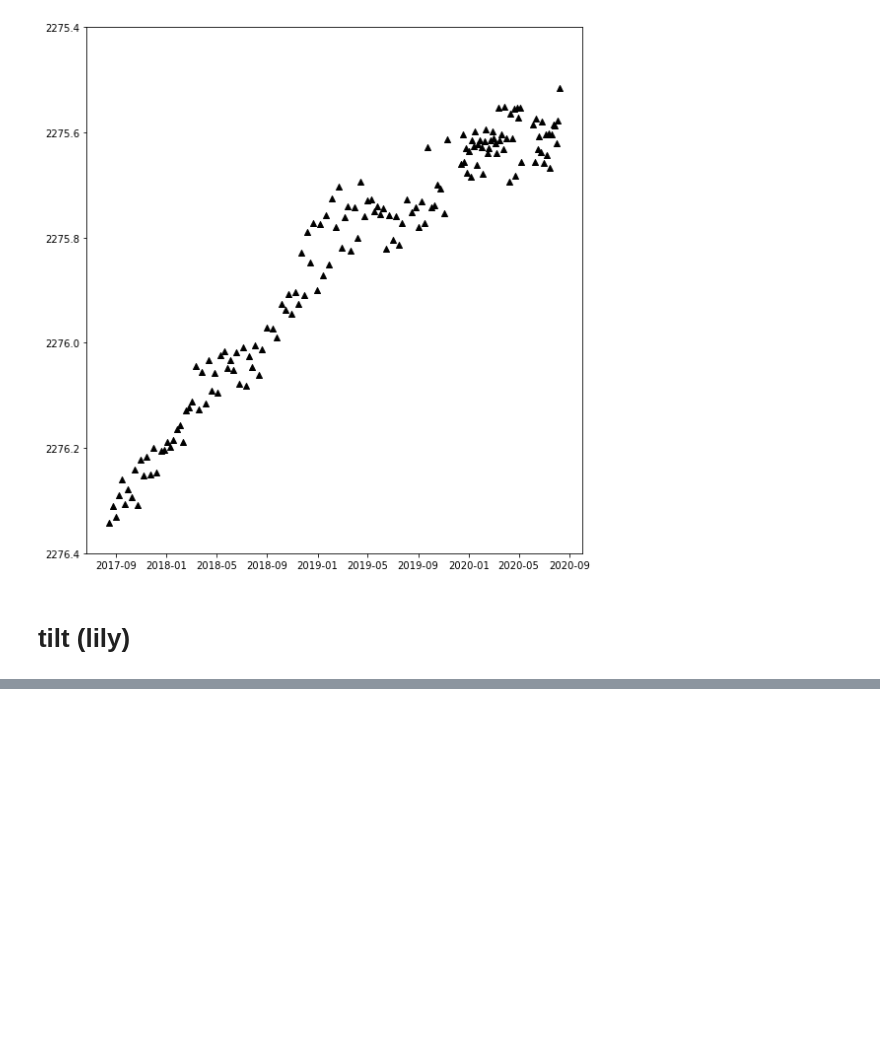
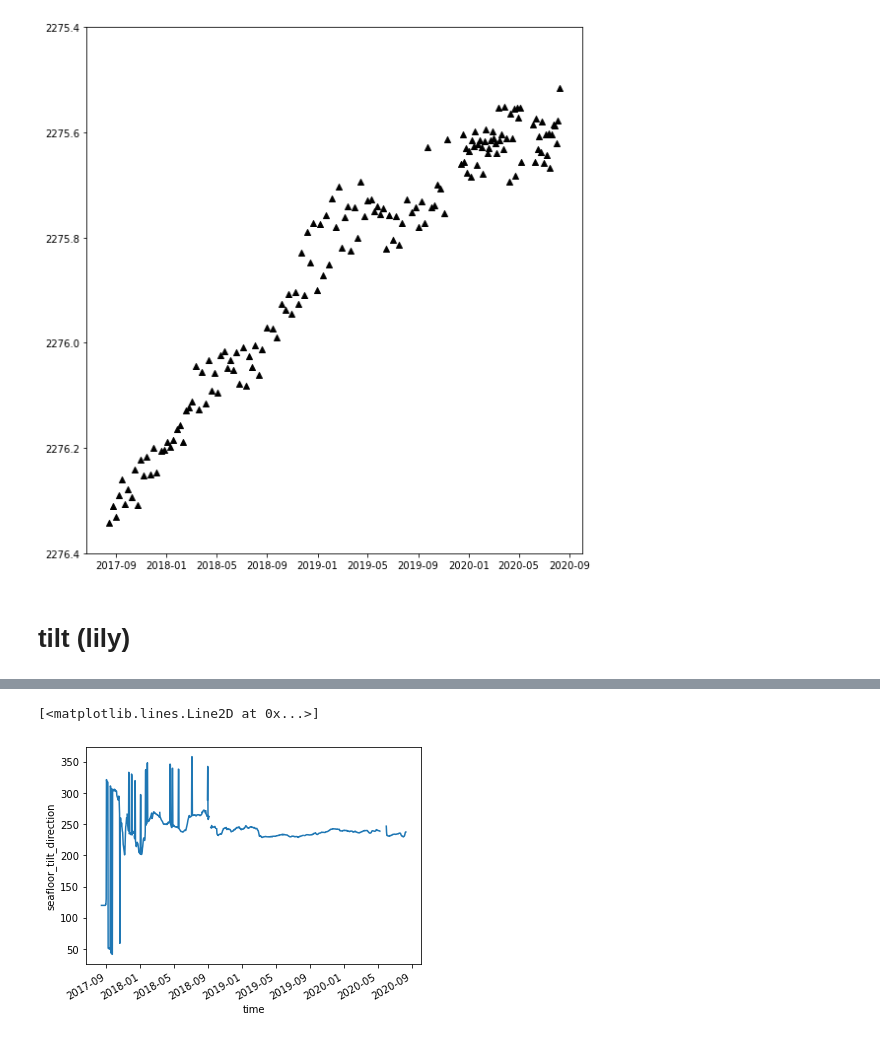
Before and after one commit to robfatland/chlorophyll, a Jupyter notebook: tilt.ipynb, the cells around one changed output, grey strips where cells are left out. Cells and saved outputs as stored; diff of their text form; code cells hidden in the pictures; blank space fills up the shorter version.

```diff
--- a/tilt.ipynb
+++ b/tilt.ipynb
@@ -430,0 +302,5 @@ Attributes:
+# %%
+ds_days.seafloor_tilt_direction.plot()
+# %% [output]
+[<matplotlib.lines.Line2D at 0x...>]
+[figure, added]
```
Also changed, not shown: parts of 52 cells of this notebook, 2 other files.
